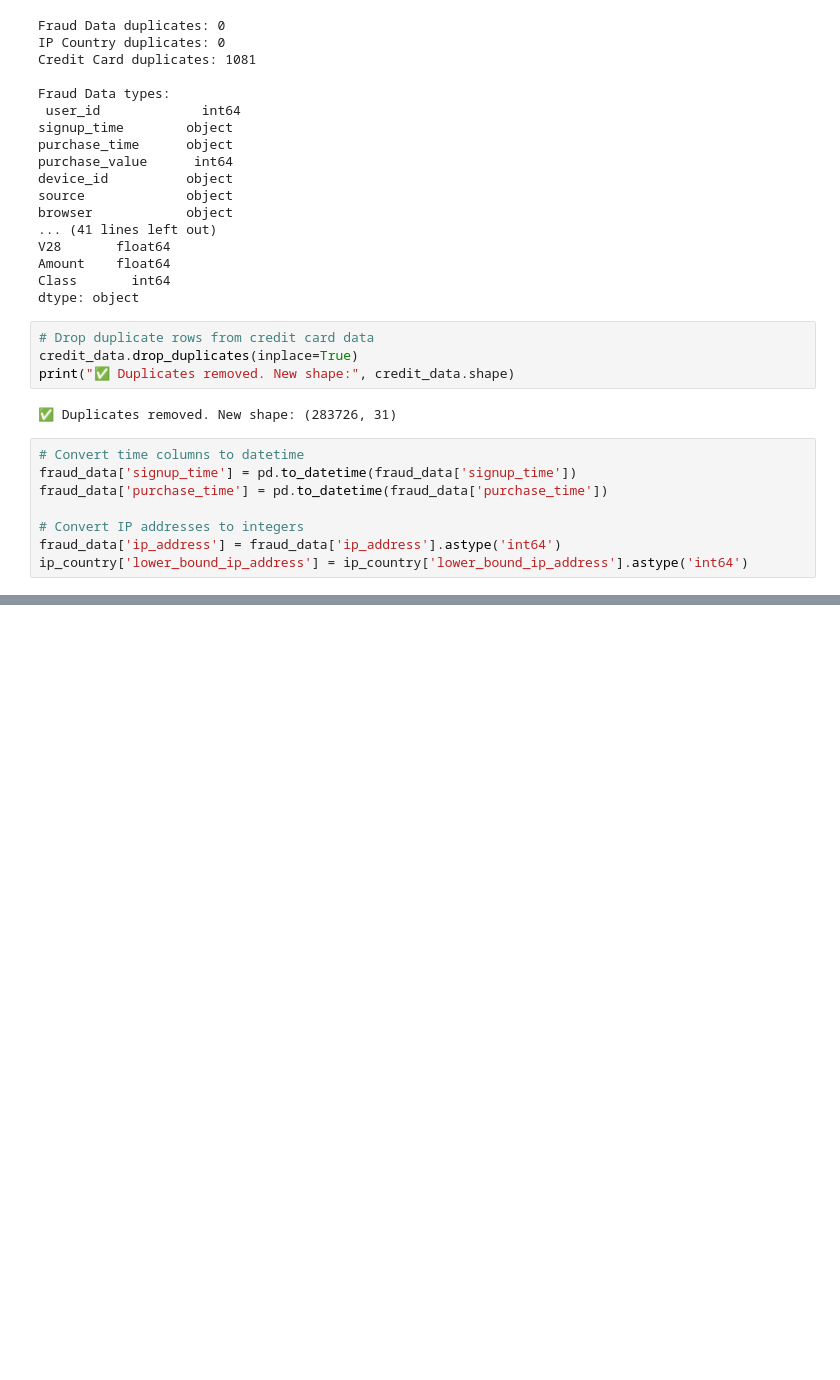
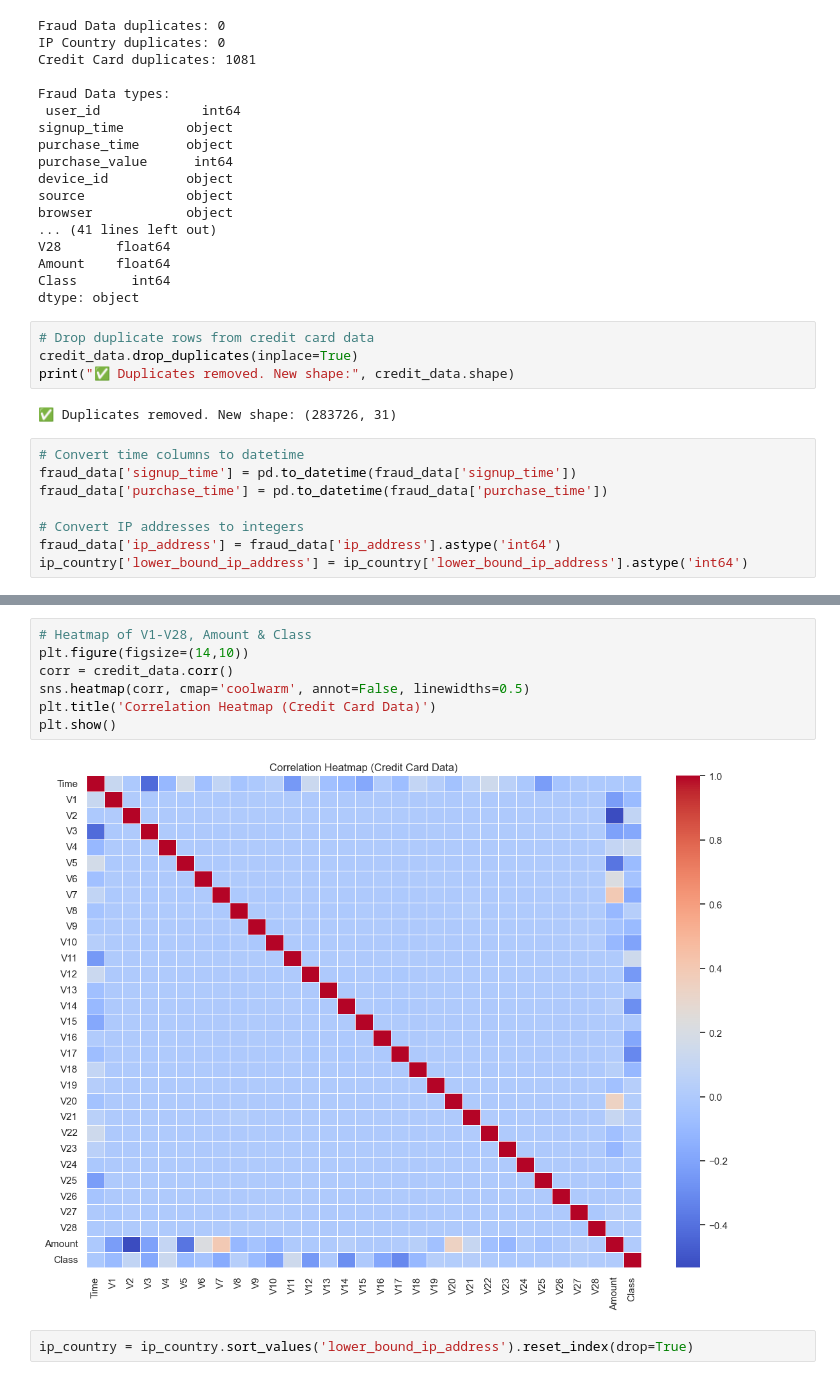
Before and after one commit to Bisrath1/fraud-detection-10academy, a Jupyter notebook: notebooks/1.0-eda.ipynb, the cells around one changed output, grey strips where cells are left out. Drawn from its saved outputs; the diff is of its cells as text; blank space fills up the shorter version.

```diff
--- a/notebooks/1.0-eda.ipynb
+++ b/notebooks/1.0-eda.ipynb
@@ -81,0 +165,11 @@ ip_country['lower_bound_ip_address'] = ip_country['lower_bound_ip_address'].asty
+# %%
+# Heatmap of V1-V28, Amount & Class
+plt.figure(figsize=(14,10))
+corr = credit_data.corr()
+sns.heatmap(corr, cmap='coolwarm', annot=False, linewidths=0.5)
+plt.title('Correlation Heatmap (Credit Card Data)')
+plt.show()
+# %% [output]
+[figure, added]
+# %%
+ip_country = ip_country.sort_values('lower_bound_ip_address').reset_index(drop=True)
```
Also changed, not shown: parts of 6 cells of this notebook.
